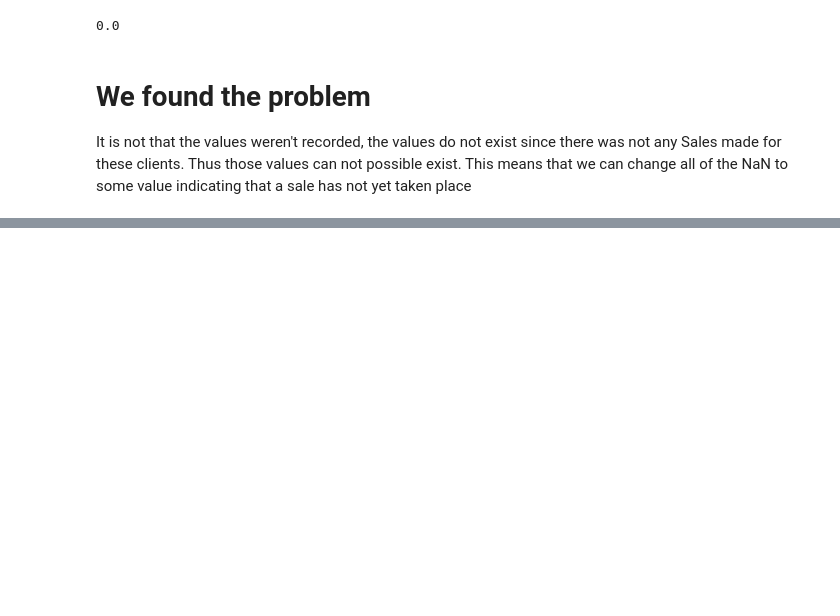
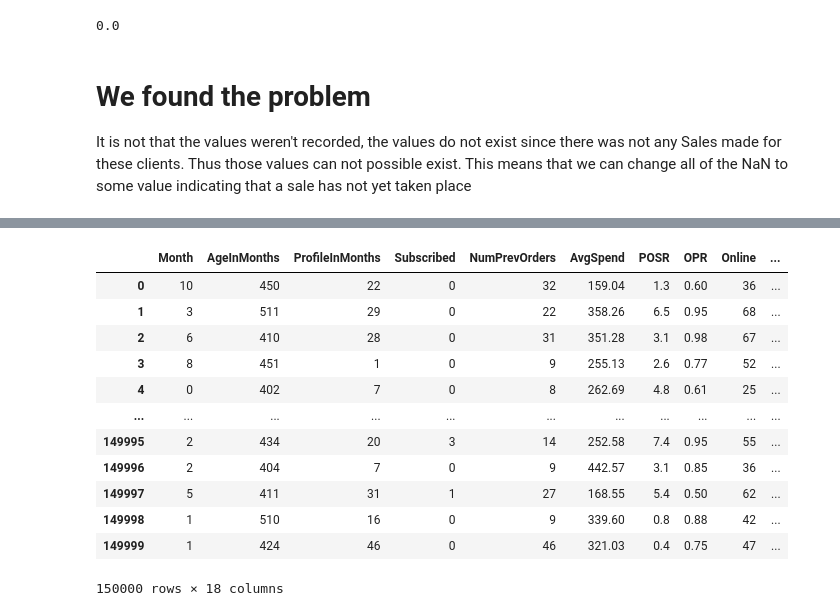
Before and after one commit to Ryno-Pieterse/DS241-Project, a Jupyter notebook: DataScienceFAS.ipynb, the cells around one changed output, grey strips where cells are left out. Drawn from its saved outputs; the diff is of its cells as text; code cells hidden in the pictures; blank space fills up the shorter version.

```diff
--- a/DataScienceFAS.ipynb
+++ b/DataScienceFAS.ipynb
@@ -153,0 +187,25 @@ Here follows the basic format to getting dummie values and drop unneccasary tabl
+# %%
+df_discount = data.drop(columns=['Sales', 'ShippingOption','Shipping', 'Payment'])
+df_discount.DayOfWeek.replace(('Monday', 'Tuesday' ,'Wednesday','Thursday','Friday','Saturday','Sunday'), (0, 1, 2, 3, 4, 5, 6), inplace=True)
+df_discount.Month.replace(('July', 'December', 'January','September','November','March','April','June','February','October', 'May', 'August'), (6, 11, 0, 8, 10, 2, 3, 5, 1, 9, 4, 7), inplace=True)
+df_discount.Country.replace(('South Africa', 'England','Japan', 'China', 'Belgium','Ireland','Egypt', 'India','Germany', 'Kenya','Netherlands','United States','Italy','Brazil' ), (0, 1, 2, 3, 4, 5, 6, 7, 8, 9, 10, 11, 12, 13), inplace=True)
+df_discount.Platform.replace(('Computer', 'iOS', 'Android'), (0, 1, 2), inplace=True)
+df_discount.Subscribed.replace(('None', 'Monthly', 'Weekly', 'Daily'), (0, 1, 2, 3), inplace=True)
+df_discount.SocialMedia.replace(('None', 'Instagram', 'Facebook', 'Twitter'), (0, 1, 2, 3), inplace=True)
+df_discount = pd.get_dummies(df_discount)
+df_discount = df_discount.drop(['Ad_1_No','Ad_2_No','Ad_3_No','Purchase_No'], axis=1)
+df_discount
+# %% [output]
+|  | Month | AgeInMonths | ProfileInMonths | Subscribed | NumPrevOrders | AvgSpend | POSR | OPR | Online | ... |
+| 0 | 10 | 450 | 22 | 0 | 32 | 159.04 | 1.3 | 0.60 | 36 | ... |
+| 1 | 3 | 511 | 29 | 0 | 22 | 358.26 | 6.5 | 0.95 | 68 | ... |
+| 2 | 6 | 410 | 28 | 0 | 31 | 351.28 | 3.1 | 0.98 | 67 | ... |
+| 3 | 8 | 451 | 1 | 0 | 9 | 255.13 | 2.6 | 0.77 | 52 | ... |
+| 4 | 0 | 402 | 7 | 0 | 8 | 262.69 | 4.8 | 0.61 | 25 | ... |
+| ... | ... | ... | ... | ... | ... | ... | ... | ... | ... | ... |
+| 149995 | 2 | 434 | 20 | 3 | 14 | 252.58 | 7.4 | 0.95 | 55 | ... |
+| 149996 | 2 | 404 | 7 | 0 | 9 | 442.57 | 3.1 | 0.85 | 36 | ... |
+| 149997 | 5 | 411 | 31 | 1 | 27 | 168.55 | 5.4 | 0.50 | 62 | ... |
+| 149998 | 1 | 510 | 16 | 0 | 9 | 339.60 | 0.8 | 0.88 | 42 | ... |
+| 149999 | 1 | 424 | 46 | 0 | 46 | 321.03 | 0.4 | 0.75 | 47 | ... |
+150000 rows × 18 columns
```
Also changed, not shown: parts of 30 cells of this notebook.
